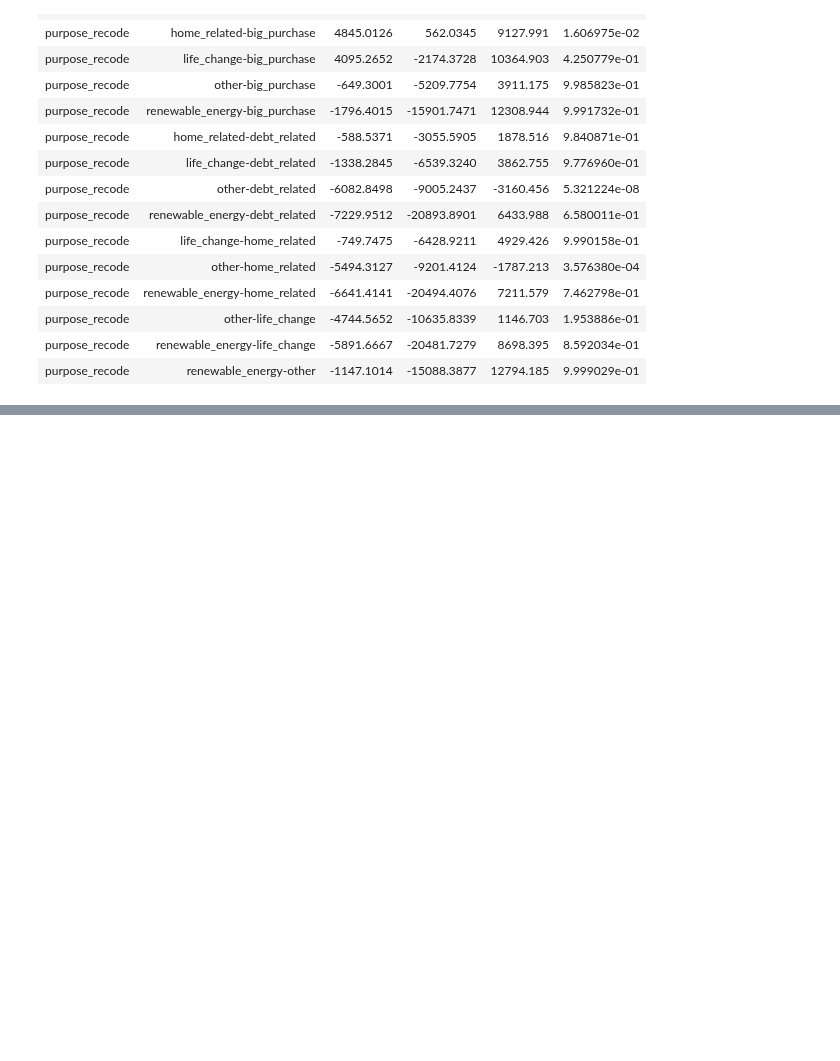
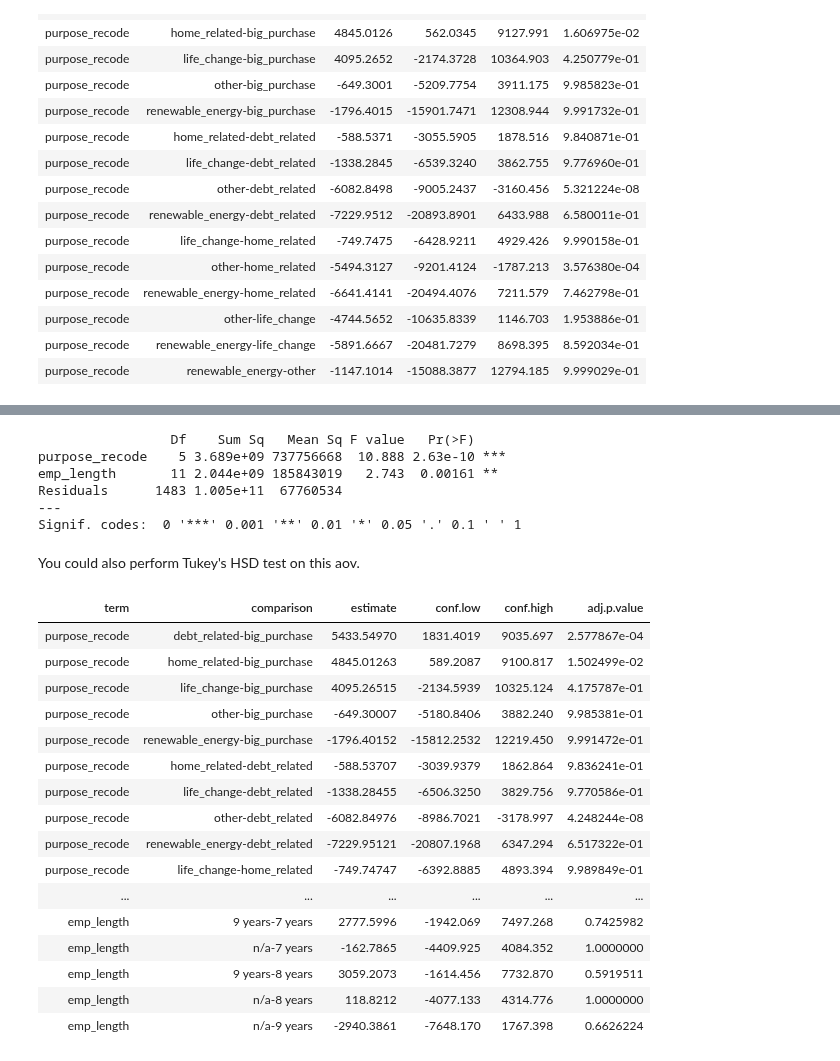
Before and after one commit to iamjz/R-Data, a Jupyter notebook: Design of Experiments.ipynb, the cells around one changed output, grey strips where cells are left out. Saved outputs shown, nothing was run; the diff lists cells and outputs as text; code cells hidden in the pictures; blank space fills up the shorter version.

```diff
--- a/Design of Experiments.ipynb
+++ b/Design of Experiments.ipynb
@@ -1212,0 +1226,35 @@ tidy(tukey_output)
+# %%
+# Use aov() to build purpose_emp_aov
+purpose_emp_aov <- aov(funded_amnt ~ purpose_recode + emp_length, data = lendingclub)
+# %%
+# Call summary() to see the p-values
+summary(purpose_emp_aov)
+# %% [output]
+                 Df    Sum Sq   Mean Sq F value   Pr(>F)
+purpose_recode    5 3.689e+09 737756668  10.888 2.63e-10 ***
+emp_length       11 2.044e+09 185843019   2.743  0.00161 **
+Residuals      1483 1.005e+11  67760534
+---
+Signif. codes:  0 '***' 0.001 '**' 0.01 '*' 0.05 '.' 0.1 ' ' 1
+# %% [markdown]
+You could also perform Tukey's HSD test on this aov.
+# %%
+tidy(TukeyHSD(purpose_emp_aov, conf.level = 0.95))
+# %% [output]
+| term | comparison | estimate | conf.low | conf.high | adj.p.value |
+| purpose_recode | debt_related-big_purchase | 5433.54970 | 1831.4019 | 9035.697 | 2.577867e-04 |
+| purpose_recode | home_related-big_purchase | 4845.01263 | 589.2087 | 9100.817 | 1.502499e-02 |
+| purpose_recode | life_change-big_purchase | 4095.26515 | -2134.5939 | 10325.124 | 4.175787e-01 |
+| purpose_recode | other-big_purchase | -649.30007 | -5180.8406 | 3882.240 | 9.985381e-01 |
+| purpose_recode | renewable_energy-big_purchase | -1796.40152 | -15812.2532 | 12219.450 | 9.991472e-01 |
+| purpose_recode | home_related-debt_related | -588.53707 | -3039.9379 | 1862.864 | 9.836241e-01 |
+| purpose_recode | life_change-debt_related | -1338.28455 | -6506.3250 | 3829.756 | 9.770586e-01 |
+| purpose_recode | other-debt_related | -6082.84976 | -8986.7021 | -3178.997 | 4.248244e-08 |
+| purpose_recode | renewable_energy-debt_related | -7229.95121 | -20807.1968 | 6347.294 | 6.517322e-01 |
+| purpose_recode | life_change-home_related | -749.74747 | -6392.8885 | 4893.394 | 9.989849e-01 |
+| ... | ... | ... | ... | ... | ... |
+| emp_length | 9 years-7 years | 2777.5996 | -1942.069 | 7497.268 | 0.7425982 |
+| emp_length | n/a-7 years | -162.7865 | -4409.925 | 4084.352 | 1.0000000 |
+| emp_length | 9 years-8 years | 3059.2073 | -1614.456 | 7732.870 | 0.5919511 |
+| emp_length | n/a-8 years | 118.8212 | -4077.133 | 4314.776 | 1.0000000 |
+| emp_length | n/a-9 years | -2940.3861 | -7648.170 | 1767.398 | 0.6626224 |
```
Also changed, not shown: parts of 4 cells of this notebook.
